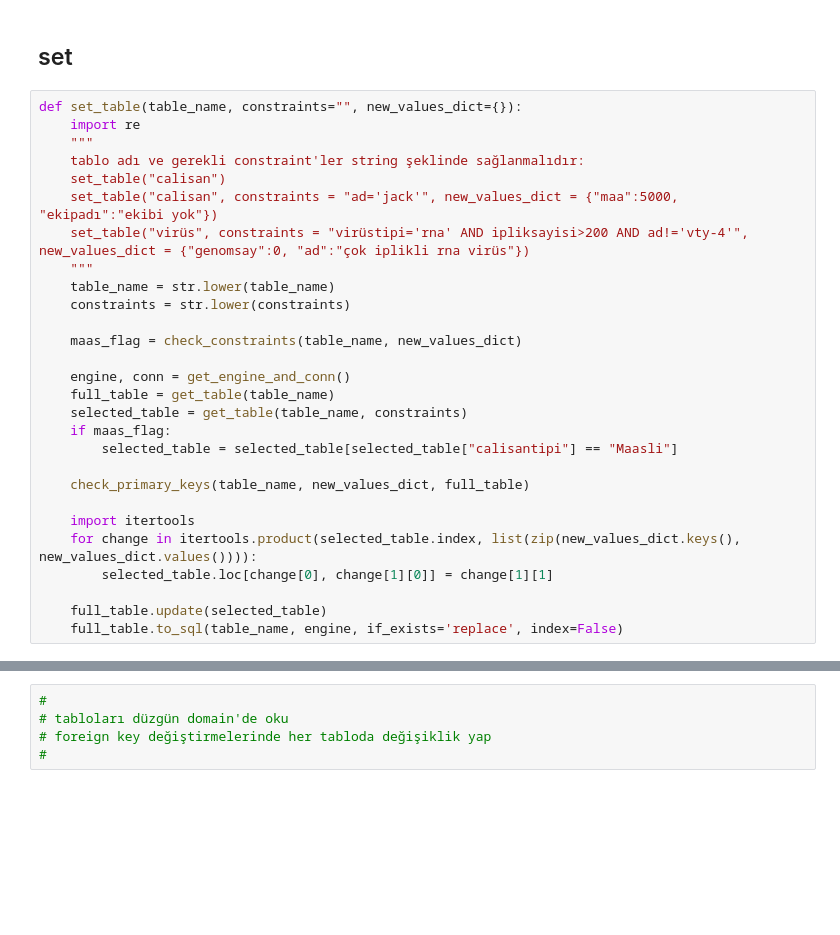
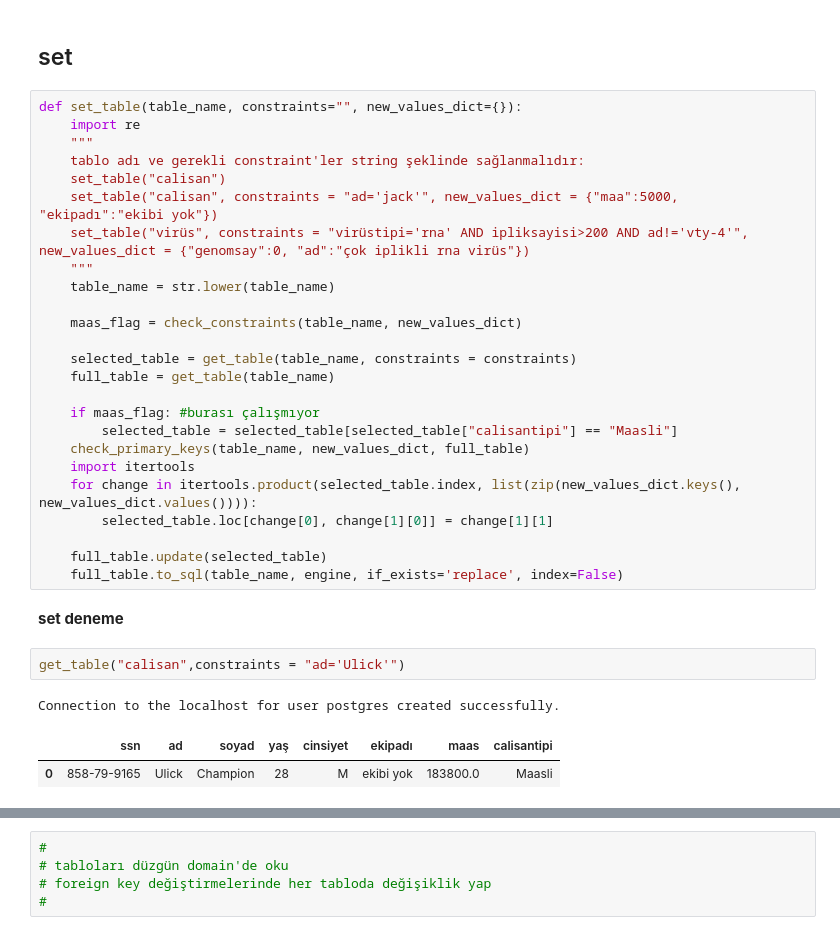
Before and after one commit to emre-bl/RD-data-base-management, a Jupyter notebook: set-get methods.ipynb, the cells around one changed output, grey strips where cells are left out. Drawn from its saved outputs; the diff is of its cells as text; blank space fills up the shorter version.

```diff
--- a/set-get methods.ipynb
+++ b/set-get methods.ipynb
@@ -299,21 +362,26 @@ def set_table(table_name, constraints="", new_values_dict={}):
     set_table("virüs", constraints = "virüstipi='rna' AND ipliksayisi>200 AND ad!='vty-4'", new_values_dict = {"genomsay":0, "ad":"çok iplikli rna virüs"})
     """
     table_name = str.lower(table_name)
-    constraints = str.lower(constraints)
 
     maas_flag = check_constraints(table_name, new_values_dict)
 
-    engine, conn = get_engine_and_conn()
+    selected_table = get_table(table_name, constraints = constraints)
     full_table = get_table(table_name)
-    selected_table = get_table(table_name, constraints)
-    if maas_flag:
+
+    if maas_flag: #burası çalışmıyor
         selected_table = selected_table[selected_table["calisantipi"] == "Maasli"]
-
     check_primary_keys(table_name, new_values_dict, full_table)
-
     import itertools
     for change in itertools.product(selected_table.index, list(zip(new_values_dict.keys(), new_values_dict.values()))):
         selected_table.loc[change[0], change[1][0]] = change[1][1]
 
     full_table.update(selected_table)
     full_table.to_sql(table_name, engine, if_exists='replace', index=False)
+# %% [markdown]
+**set deneme**
+# %%
+get_table("calisan",constraints = "ad='Ulick'")
+# %% [output]
+Connection to the localhost for user postgres created successfully.
+|  | ssn | ad | soyad | yaş | cinsiyet | ekipadı | maas | calisantipi |
+| 0 | 858-79-9165 | Ulick | Champion | 28 | M | ekibi yok | 183800.0 | Maasli |
```
Also changed, not shown: parts of 13 cells of this notebook.
